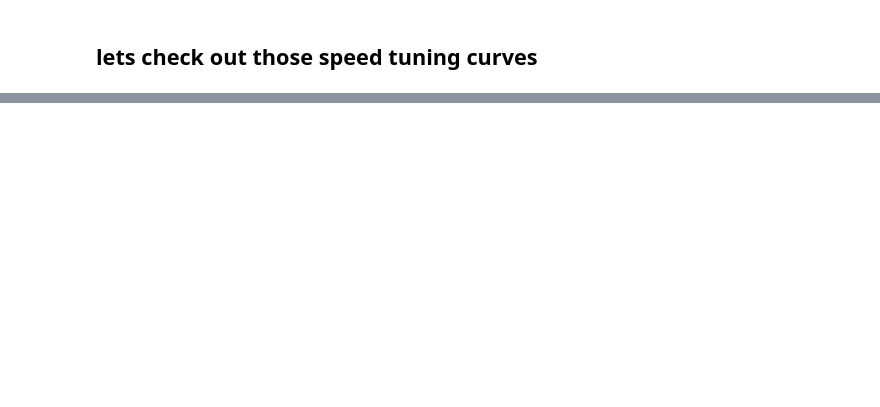
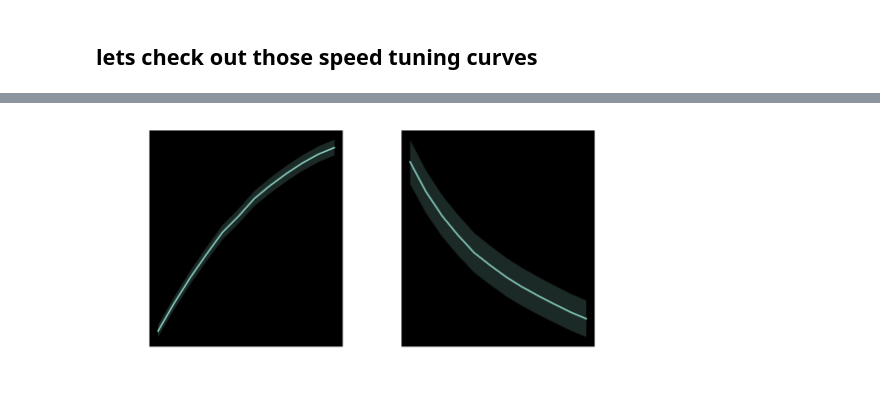
Before and after one commit to ryanharvey1/teamA-grebes-NMA2020, a Jupyter notebook: trace_examples.ipynb, the cells around one changed output, grey strips where cells are left out. Saved outputs shown, nothing was run; the diff lists cells and outputs as text; code cells hidden in the pictures; blank space fills up the shorter version.

```diff
--- a/trace_examples.ipynb
+++ b/trace_examples.ipynb
@@ -213,0 +210,25 @@ files.download("tuning_curves.png")
+# %%
+fig, axs = plt.subplots(1,2, figsize=(8,4), edgecolor='k')
+fig.subplots_adjust(hspace = 0.3, wspace=0.3)
+
+x = np.arange(0,len(speed_map[0]),1)
+
+axs[0].plot(x,speed_map[1373])
+axs[0].fill_between(x, np.array(speed_map[1373])-np.array(sem[1373]),
+                 np.array(speed_map[1373])+np.array(sem[1373]),alpha=0.2)
+axs[0].set_ylabel('Calcium response')
+axs[0].set_xlabel('running (au)')
+
+
+axs[1].plot(x,speed_map[2963])
+axs[1].fill_between(x, np.array(speed_map[2963])-np.array(sem[2963]),
+                 np.array(speed_map[2963])+np.array(sem[2963]),alpha=0.2)
+axs[1].set_xlabel('running (au)')
+# axs[1].set_ylabel('Calcium response')
+
+# locs, labels = plt.yticks()
+# axs[1].set_yticks(np.linspace(min(locs), max(locs),4))
+
+fig.savefig("tuning_curves.png",dpi=600,transparent=True,bbox_inches="tight")
+files.download("tuning_curves.png")
+# %% [output]
@@ -213,0 +237 @@ files.download("tuning_curves.png")
+[figure, added]
```
Also changed, not shown: parts of 4 cells of this notebook.
